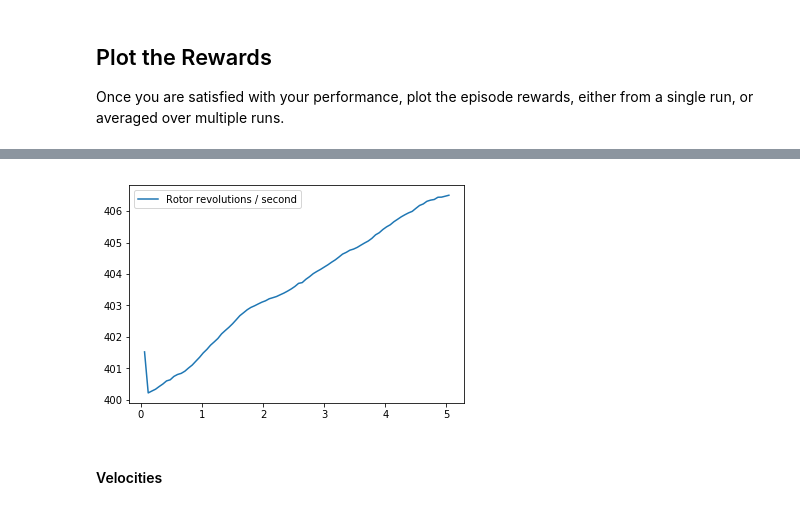
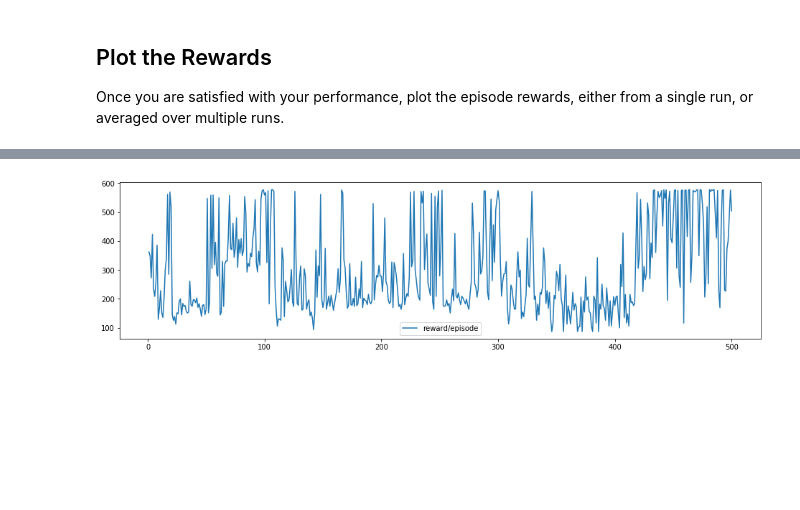
Before and after one commit to ashish1500616/Machine-Learning-Projects, a Jupyter notebook: p5_rl-quadcopter-2/Quadcopter_Project.ipynb, the cells around one changed output, grey strips where cells are left out. Saved outputs shown, nothing was run; the diff lists cells and outputs as text; code cells hidden in the pictures; blank space fills up the shorter version.

```diff
--- a/p5_rl-quadcopter-2/Quadcopter_Project.ipynb
+++ b/p5_rl-quadcopter-2/Quadcopter_Project.ipynb
@@ -215,40 +254,20 @@ As you develop your agent, it's important to keep an eye on how it's performing.
 # %%
-## DONE: Train your agent here.
-import numpy as np
-import sys
-import pandas as pd
-from agents.agent import DDPG
-from task import Task
-import matplotlib.pyplot as plt
-%matplotlib inline
-
-
-num_episodes = 5
-target_pos = np.array([0., 0., 10.])
-init_pose = np.array([0.,0.,10.,0.,0.,0.])
-
-task = Task(target_pos=target_pos, init_pose=init_pose)
-agent = DDPG(task)
-agent_scores = []
-ave_actions = []
-
 for i_episode in range(1, num_episodes+1):
     state = agent.reset_episode() # start a new episode
-    action_total = 0.0
-    action_count = 0.0
+    score = 0
     while True:
         action = agent.act(state)
-        next_state, reward, done = task.step(action*np.ones(4))
-        action_total += action[0]
-        action_count += 1
+        next_state, reward, done = task.step(action)
         agent.step(action, reward, next_state, done)
         state = next_state
+        score += reward
+        best_score = max(best_score , score)
+        worst_score = min(worst_score , score)
         if done:
-            agent_scores.append(agent.score)
-            ave_actions.append(action_total/action_count)
-            if i_episode % 1 == 0:
-                print("Episode = {:4d}, score = {:7.3f}, ave_action = {:7.3f}\n".format(
-                    i_episode, agent.score, action_total/action_count), end="")  # [debug]
+            print("\rEpisode = {:4d}, score = {:7.3f} (best = {:7.3f} , worst = {:7.3f})".format(
+               i_episode, score, best_score, worst_score), end="")
             break
+    reward_results['episode'].append(i_episode)
+    reward_results['reward'].append(score)
     sys.stdout.flush()
 # %% [output]
@@ -389,8 +419,7 @@ _ = plt.ylim()
 # %%
-plt.plot(results['time'], results['rotor_speed1'], label='Rotor revolutions / second')
+plt.figure(figsize=(16,4))
+plt.plot(reward_results['episode'], reward_results['reward'], label='reward/episode')
 plt.legend()
 _ = plt.ylim()
 # %% [output]
-[figure, old version]
+[figure, new version]
-# %% [markdown]
-#### Velocities
```
Also changed, not shown: parts of 41 cells of this notebook, 7 other files.
